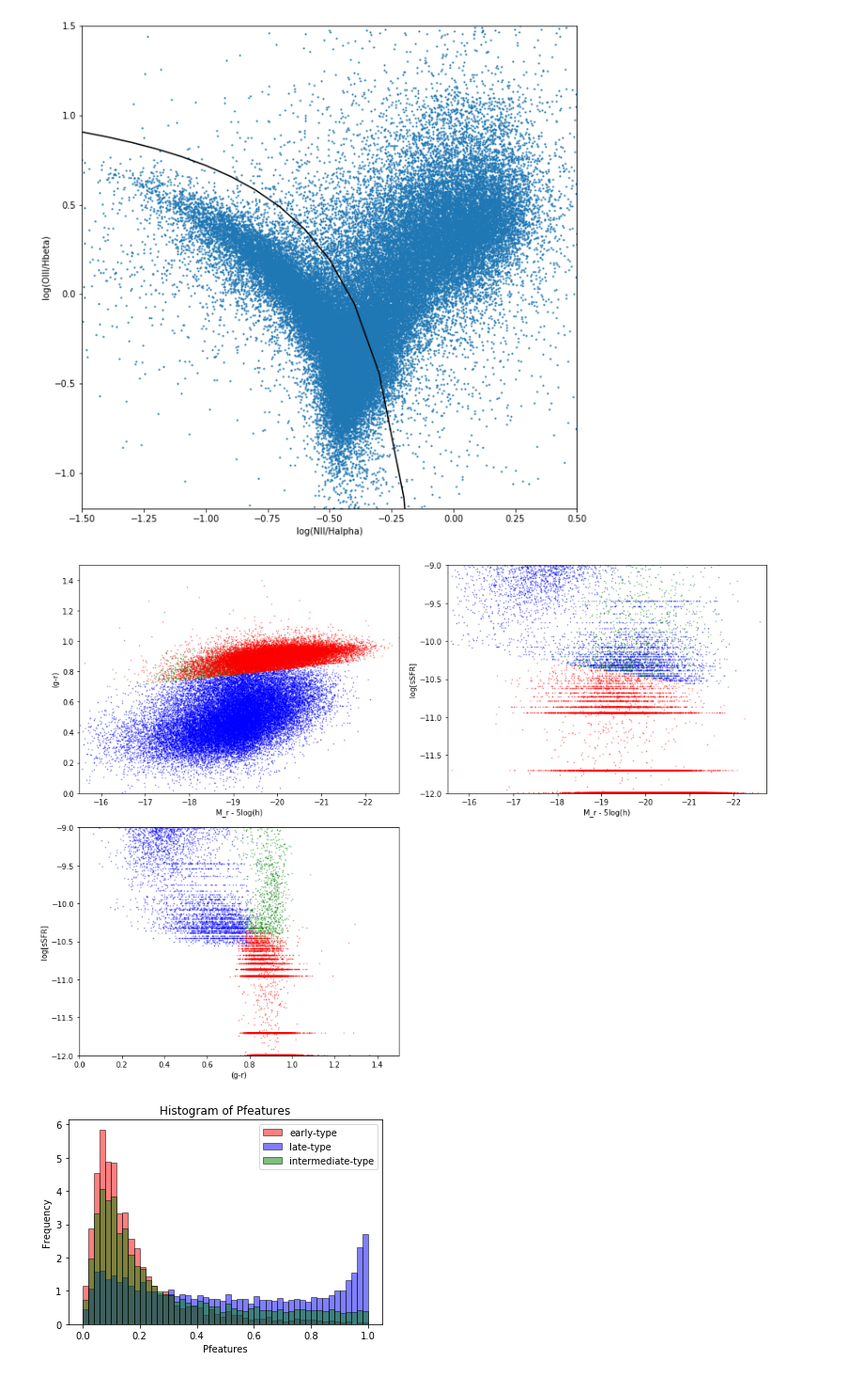
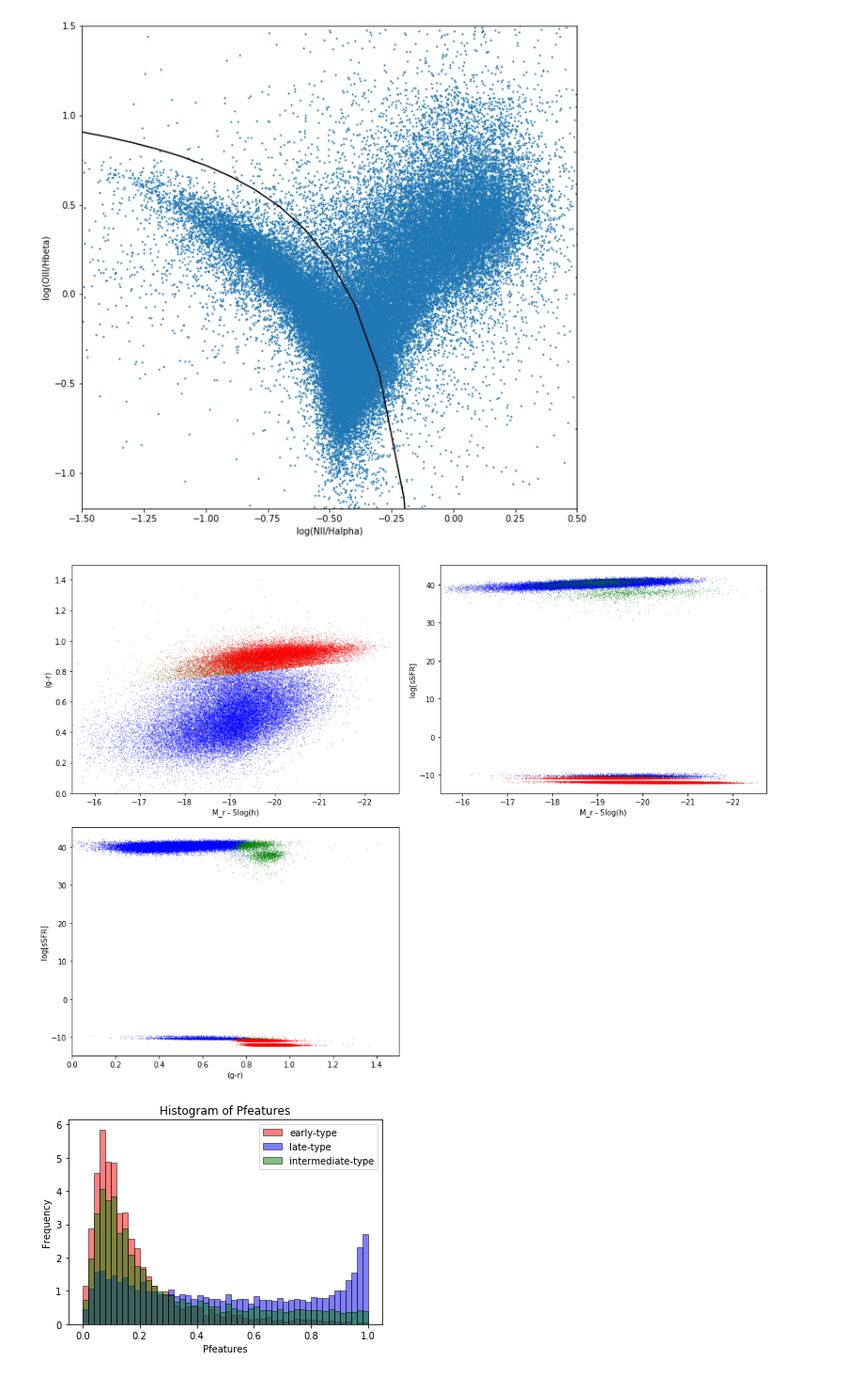
Before and after one commit to jaotter/Otter-Research-2017, a Jupyter notebook: early_late_classification.ipynb, the cells around one changed output. Shown at 94% size. Drawn from its saved outputs; the diff is of its cells as text; code cells hidden in the pictures.

```diff
--- a/early_late_classification.ipynb
+++ b/early_late_classification.ipynb
@@ -108,10 +107,10 @@ fig2 = plt.figure(figsize=(10,10))
 
 O3HB = []
 N2HA = []
-for i in np.arange(len(LO3_arr)):
-    if LO3_arr[i] > 0 and LHB_arr[i] > 0 and LN2_arr[i] > 0 and LHA_arr[i] > 0:
-        O3HB.append(math.log(LO3_arr[i]/LHB_arr[i], 10))
-        N2HA.append(math.log(LN2_arr[i]/LHA_arr[i], 10))
+for i in np.arange(len(FO3_arr)):
+    if FO3_arr[i] > 0 and FHB_arr[i] > 0 and FN2_arr[i] > 0 and FHA_arr[i] > 0:
+        O3HB.append(math.log(FO3_arr[i]/FHB_arr[i], 10))
+        N2HA.append(math.log(FN2_arr[i]/FHA_arr[i], 10))
 
 #create Kauffman line:
 KN2 = np.arange(-1.5,0,0.1)
@@ -125,7 +124,7 @@ plt.ylim(-1.2,1.5)
 plt.xlabel('log(NII/Halpha)')
 plt.ylabel('log(OIII/Hbeta)')
 plt.show()
-plt.savefig('../BPT.jpg')
+#plt.savefig('../BPT.jpg')
 # %% [output]
 [figure]
 # %%
@@ -134,39 +133,39 @@ fig = plt.figure(figsize=(14,10))
 colors = [late_color, int_color, early_color]
 mrs = [late_mr, int_mr, early_mr]
 sfrs = [late_sfr, int_sfr, early_sfr]
 plot_color = ['b', 'g', 'r']
 
 #top left plot
 ax1 = fig.add_subplot(221)
 for i in np.arange(3):
-    ax1.scatter(mrs[i], colors[i], color = plot_color[i], s=0.5, alpha=0.5)
+    ax1.scatter(mrs[i], colors[i], color = plot_color[i], s=0.1, alpha=0.5)
 ax1.set_ylabel('(g-r)')
 ax1.set_xlabel('M_r - 5log(h)')
 ax1.set_ylim(0, 1.5)
 ax1.set_xlim(-15.5, -22.75)
 
 #top right plot
 ax2 = fig.add_subplot(222)
 for i in np.arange(3):
-    ax2.scatter(mrs[i], sfrs[i], color = plot_color[i], s=0.5, alpha=0.5)
+    ax2.scatter(mrs[i], sfrs[i], color = plot_color[i], s=0.1, alpha=0.5)
 ax2.set_ylabel('log[sSFR]')
 ax2.set_xlabel('M_r - 5log(h)')
-ax2.set_ylim(-12, -9)
+#ax2.set_ylim(-12, -9)
 ax2.set_xlim(-15.5, -22.75)
 
 #bottom left plot
 ax3 = fig.add_subplot(223)
 for i in np.arange(3):
-    ax3.scatter(colors[i], sfrs[i], color = plot_color[i], s=0.5, alpha=0.5)
+    ax3.scatter(colors[i], sfrs[i], color = plot_color[i], s=0.1, alpha=0.5)
 ax3.set_ylabel('log[sSFR]')
 ax3.set_xlabel('(g-r)')
-ax3.set_ylim(-12, -9)
+#ax3.set_ylim(-12, -9)
 ax3.set_xlim(0,1.5)
 
 plt.tight_layout()
 plt.show()
 # %% [output]
-[figure, old version]
+[figure, new version]
 # %%
 plt.hist(early_pfeatures, 50, normed=1, facecolor='r', alpha=0.5, ec='black', label='early-type')
 plt.hist(late_pfeatures, 50, normed=1, facecolor='b', alpha=0.5, ec='black', label='late-type')
```
Also changed, not shown: parts of 1 cell of this notebook.
